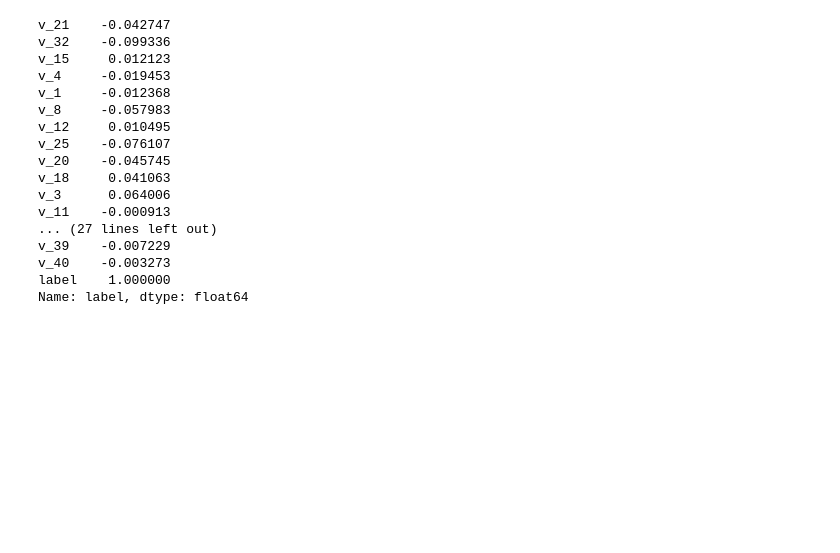
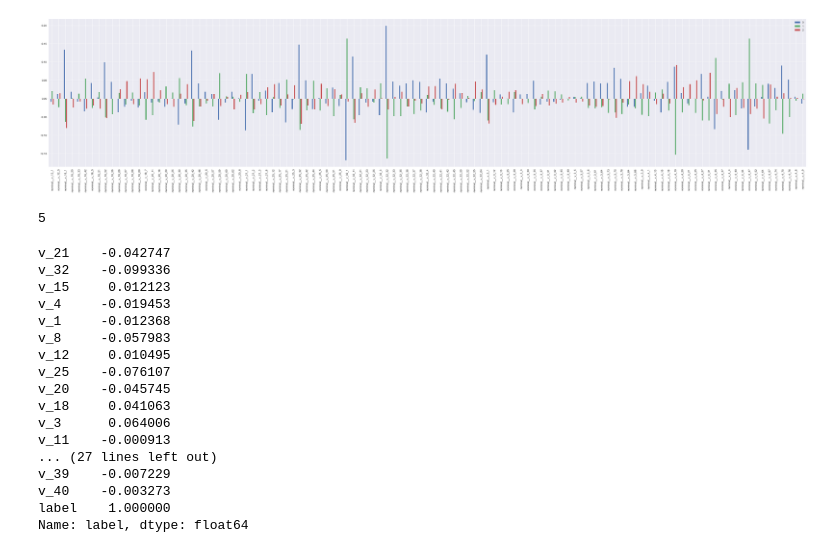
Before and after one commit to risan-raja/sdpiit, a Jupyter notebook: notebooks/Junk.ipynb, the cells around one changed output. Cells and saved outputs as stored; diff of their text form; code cells hidden in the pictures; blank space fills up the shorter version.

```diff
--- a/notebooks/Junk.ipynb
+++ b/notebooks/Junk.ipynb
@@ -0,0 +108,42 @@
+# %%
+with parallel_backend('loky'):
+    elite_ohe_nominal_features_train = ohe_nominal_feature_selection.fit_transform(final_data,target)
+    elite_ohe_nominal_features_test = ohe_nominal_feature_selection.transform(final_pred_data)
+    f_names = ohe_nominal_feature_selection.get_feature_names_out()
+    elite_onf_df = pd.DataFrame(elite_ohe_nominal_features_train, columns=f_names)
+    elite_onf_df = elite_onf_df.transpose().drop_duplicates(ignore_index=False,).transpose()
+
+    f_names_t = {x: x.split('__')[2] +'__'+ x.split('__')[3] for x in elite_onf_df.columns}
+
+    # elite_ohe_nominal_features_train = elite_ohe_nominal_features_train.transpose().drop_duplicates(ignore_index=False,).transpose()
+    elite_onf_df.rename(columns=f_names_t,inplace=True)
+    elite_onf_df_test = pd.DataFrame(elite_ohe_nominal_features_test, columns=f_names)
+    elite_onf_df_test = elite_onf_df_test.transpose().drop_duplicates(ignore_index=False,).transpose()
+    elite_onf_df_test.rename(columns=f_names_t,inplace=True)
+# %%
+# n1df.loc[:,ch].corrwith(,method='kendall')
+def multilabel_correlation(df: pd.DataFrame):
+    multilabel_target =  pd.get_dummies(target)
+    co_0 = df.corrwith(multilabel_target[0],method='kendall')
+    # print(f'co_0 min {co_0.var()}')
+    # print(f'co_0 max {co_0.max()}')
+    co_1 = df.corrwith(multilabel_target[1],method='kendall')
+    # print(f'co_1 min {co_1.var()}')
+    # print(f'co_1 max {co_1.max()}')
+    co_2 = df.corrwith(multilabel_target[2],method='kendall')
+    # print(f'co_2 min {co_2.var()}')
+    # print(f'co_2 max {co_2.max()}')
+    return pd.concat([co_0,co_1,co_2], axis=1)
+
+multilabel_correlation(elite_onf_df).sort_index().plot(kind='bar', figsize=(50,10), backend='matplotlib')
+multilabel_correlation(n1df).plot(kind='bar')
+
+def multiclass_correlation(df: pd.DataFrame):
+    multiclass_target = target
+    return df.corrwith(target, method='kendall')
+# %% [output]
+[figure, added]
+# %%
+ovr_bag.n_estimators
+# %% [output]
+5
```
Also changed, not shown: parts of 15 cells of this notebook, 1 other file.
